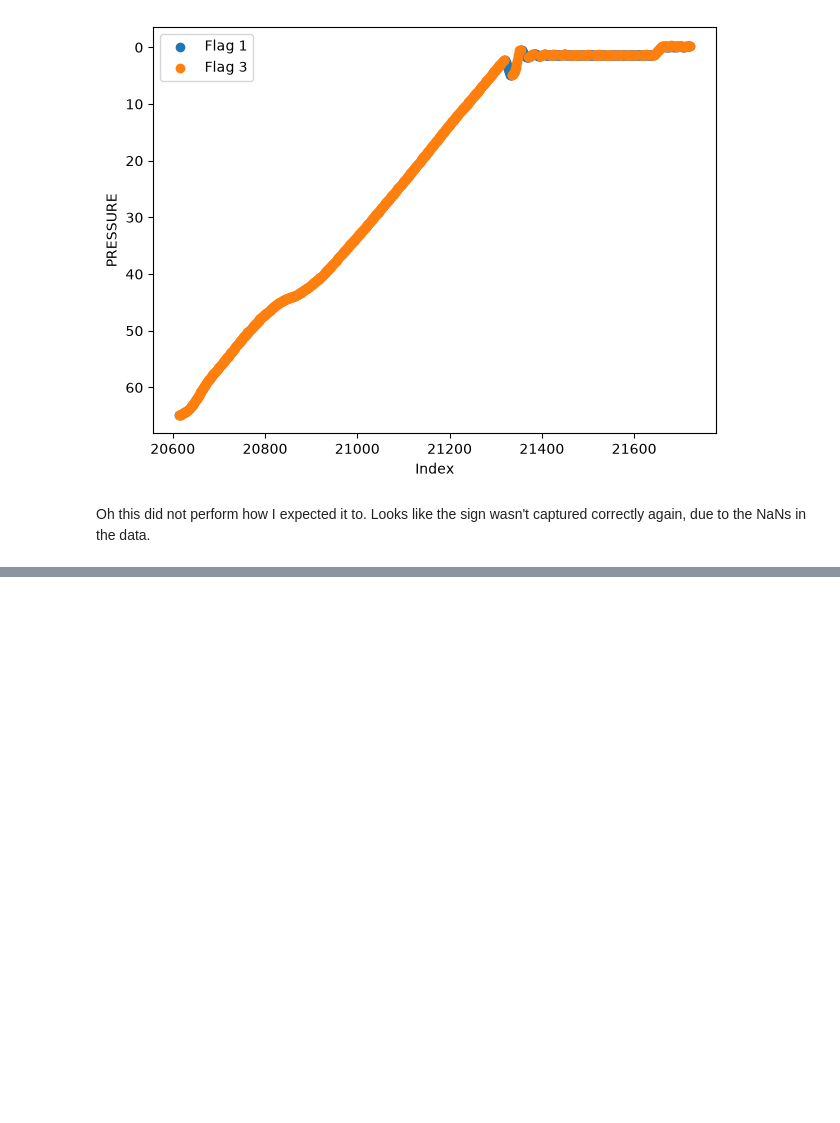
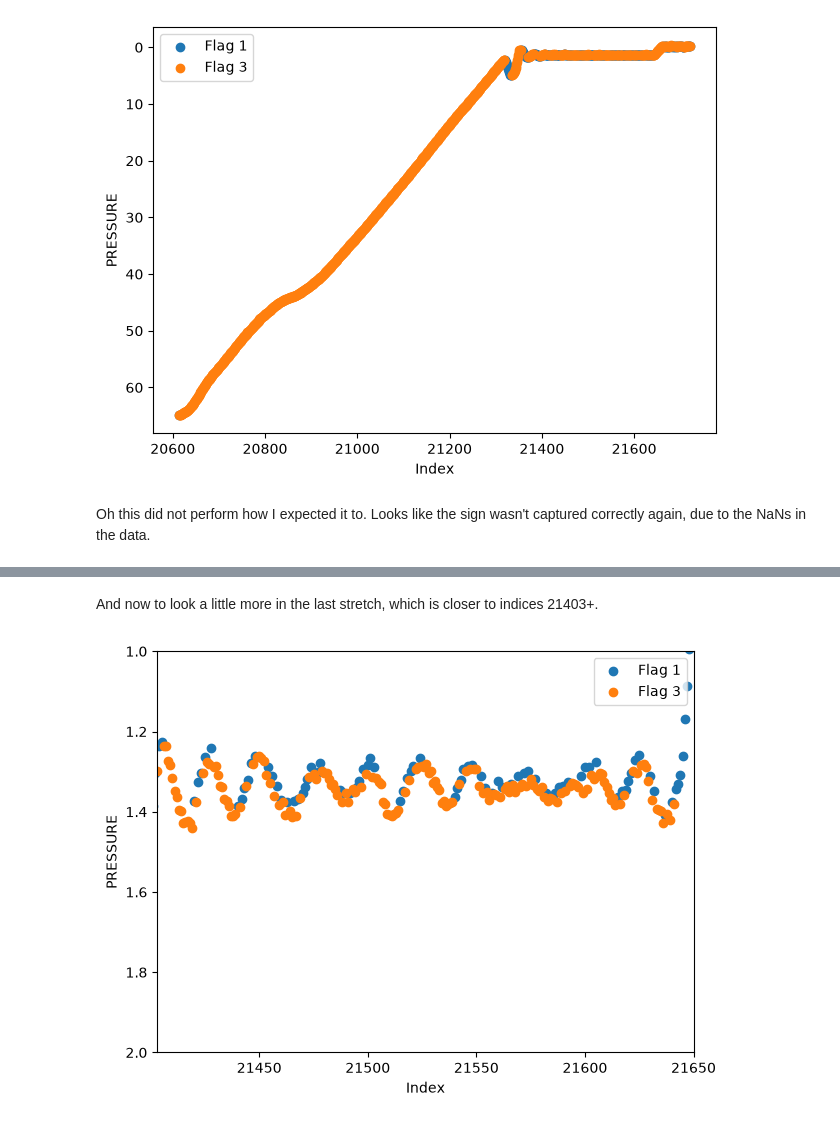
Before and after one commit to Klankers/mau_gsoc_qartod, a Jupyter notebook: deliverable_2.ipynb, the cells around one changed output, grey strips where cells are left out. Drawn from its saved outputs; the diff is of its cells as text; code cells hidden in the pictures; blank space fills up the shorter version.

```diff
--- a/deliverable_2.ipynb
+++ b/deliverable_2.ipynb
@@ -5454,0 +5639,22 @@ Oh this did not perform how I expected it to. Looks like the sign wasn't capture
+# %% [markdown]
+And now to look a little more in the last stretch, which is closer to indices 21403+.
+# %%
+fig, axs = plt.subplots(ncols=1, nrows=1)
+
+for flag in [1, 3,]:
+    mask = flags == flag
+    axs.scatter(
+        ddata_sub.N_MEASUREMENTS[mask],
+        ddata_sub.PRES[mask],
+        label=f"Flag {flag}"
+    )
+
+axs.set_xlabel("Index")
+axs.set_ylabel("PRESSURE")
+axs.legend()
+plt.xlim([21403, 21650])
+plt.ylim([1, 2])
+plt.tight_layout()
+plt.gca().invert_yaxis()
+# %% [output]
+[figure, added]
```
Also changed, not shown: parts of 31 cells of this notebook.
